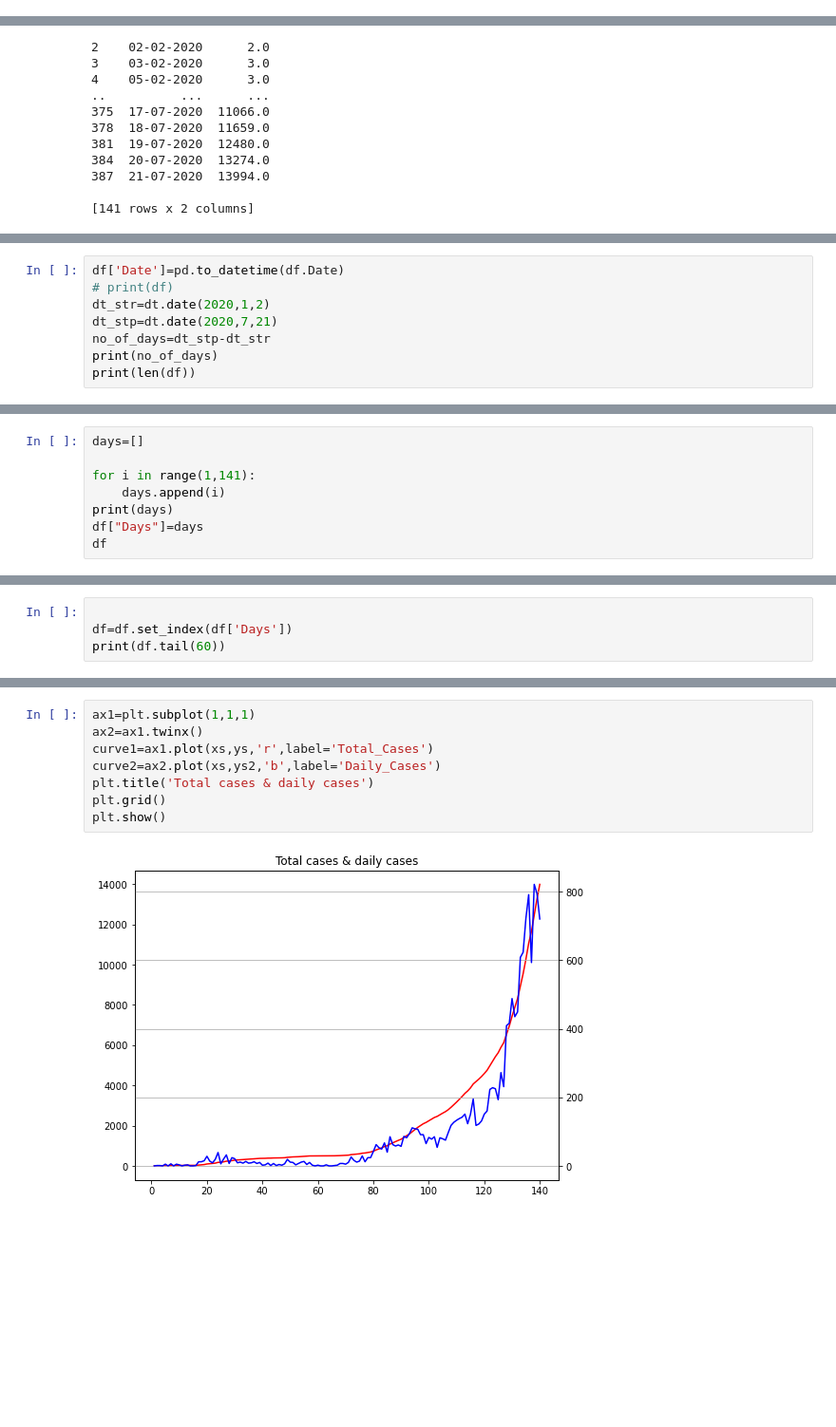
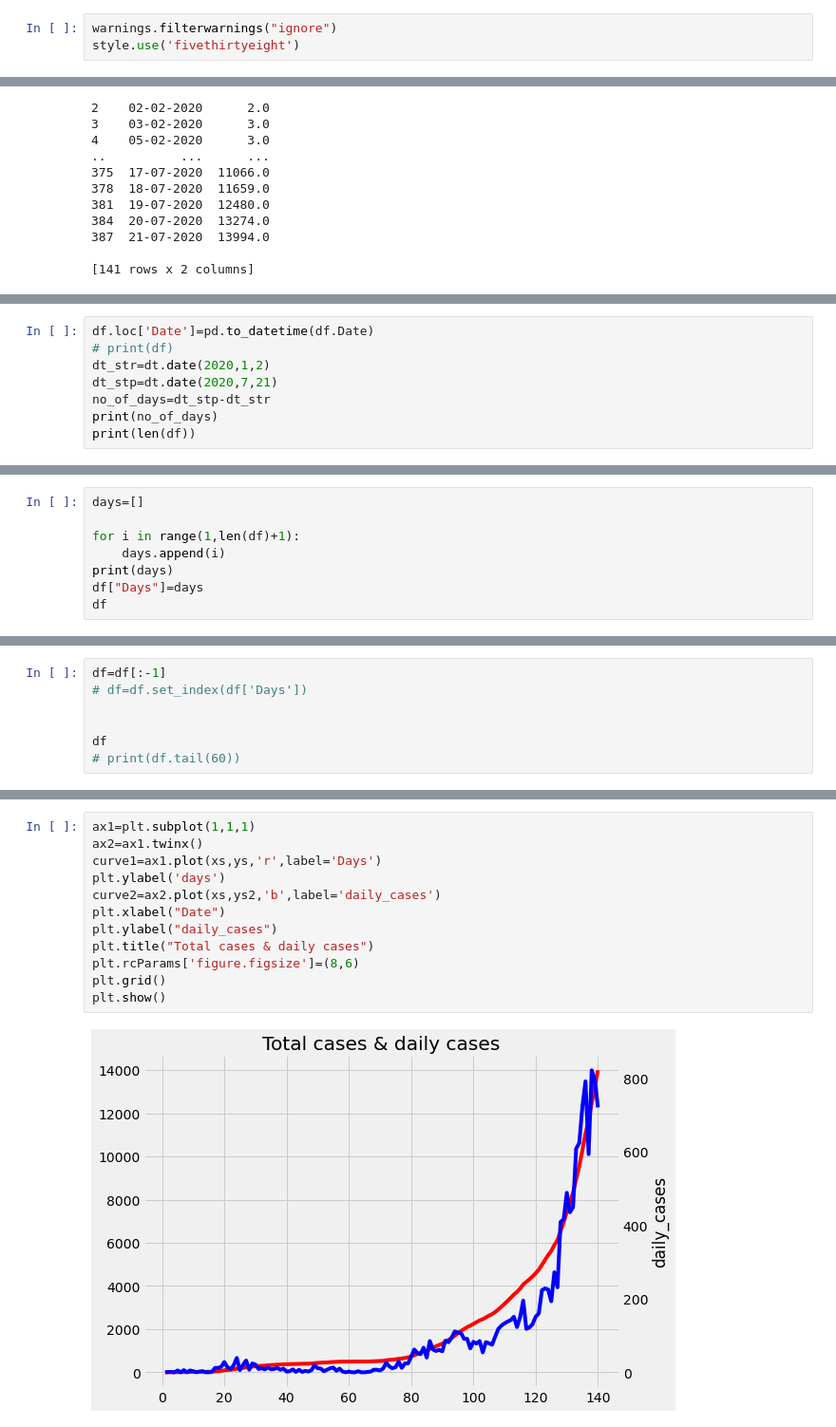
Before and after one commit to Nextgen-AI-solutions/ML_and_data_analysis, a Jupyter notebook: Covid_19.Analysis.ipynb, the cells around one changed output, grey strips where cells are left out. Shown at 95% size. Drawn from its saved outputs; the diff is of its cells as text; blank space fills up the shorter version.

```diff
--- a/Covid_19.Analysis.ipynb
+++ b/Covid_19.Analysis.ipynb
@@ -6,3 +12,6 @@ import datetime as dt
+# %%
+warnings.filterwarnings("ignore")
+style.use('fivethirtyeight')
 # %%
 df=pd.read_csv('Covid.csv')
 print(df)
@@ -133,5 +138,5 @@ print(df)
 # %%
-df['Date']=pd.to_datetime(df.Date)
+df.loc['Date']=pd.to_datetime(df.Date)
 # print(df)
 dt_str=dt.date(2020,1,2)
 dt_stp=dt.date(2020,7,21)
@@ -144,7 +149,7 @@ print(len(df))
 # %%
 days=[]
 
-for i in range(1,141):
+for i in range(1,len(df)+1):
     days.append(i)
 print(days)
 df["Days"]=days
@@ -167,5 +172,8 @@ df
 # %%
+df=df[:-1]
+# df=df.set_index(df['Days'])
 
-df=df.set_index(df['Days'])
-print(df.tail(60))
+
+df
+# print(df.tail(60))
 # %% [output]
@@ -208,10 +230,14 @@ plt.show()
 # %%
 ax1=plt.subplot(1,1,1)
 ax2=ax1.twinx()
-curve1=ax1.plot(xs,ys,'r',label='Total_Cases')
-curve2=ax2.plot(xs,ys2,'b',label='Daily_Cases')
-plt.title('Total cases & daily cases')
+curve1=ax1.plot(xs,ys,'r',label='Days')
+plt.ylabel('days')
+curve2=ax2.plot(xs,ys2,'b',label='daily_cases')
+plt.xlabel("Date")
+plt.ylabel("daily_cases")
+plt.title("Total cases & daily cases")
+plt.rcParams['figure.figsize']=(8,6)
 plt.grid()
 plt.show()
 # %% [output]
-[figure, old version]
+[figure, new version]
```
Also changed, not shown: parts of 24 cells of this notebook.
